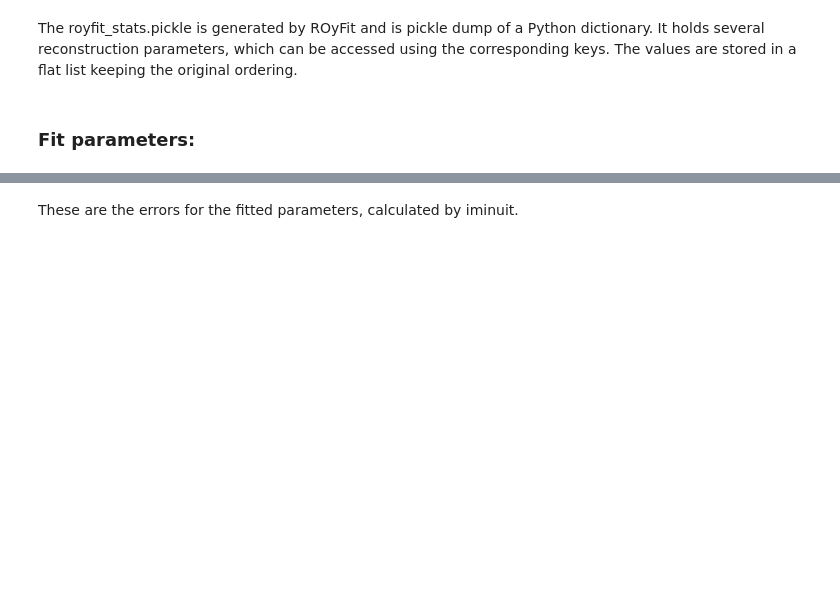
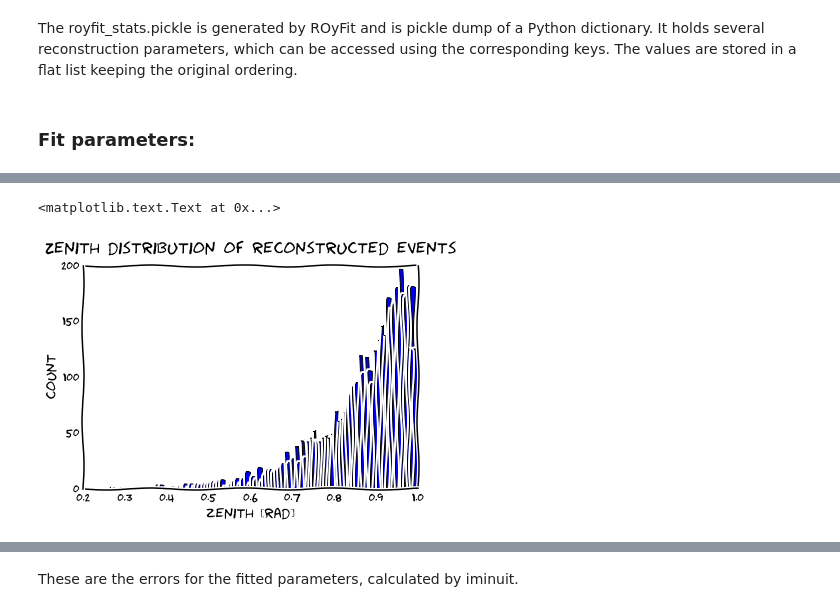
Before and after one commit to tamasgal/royfit, a Jupyter notebook: notebooks/DU-1 reco analysis.ipynb, the cells around one changed output, grey strips where cells are left out. Cells and saved outputs as stored; diff of their text form; code cells hidden in the pictures; blank space fills up the shorter version.

```diff
--- a/notebooks/DU-1 reco analysis.ipynb
+++ b/notebooks/DU-1 reco analysis.ipynb
@@ -73,3 +82,13 @@ axes[1][1].set_ylabel("count")
+# %%
+plt.hist([np.cos(z/180*np.pi) for z in mc_zenith], bins=100)
+plt.title("Zenith distribution of reconstructed events" \
+          .format(number_of_events, number_of_vaild_fits),
+          y=1.04)
+plt.xlabel("zenith [rad]")
+plt.ylabel("count")
+# %% [output]
+<matplotlib.text.Text at 0x...>
+[figure, added]
 # %%
 plt.hist([x for x in q if x < 100], bins=100)
 plt.title("ROyFit on {0} MUPAGE events with {1} valid fits - Q/4" \
```
Also changed, not shown: parts of 22 cells of this notebook.
